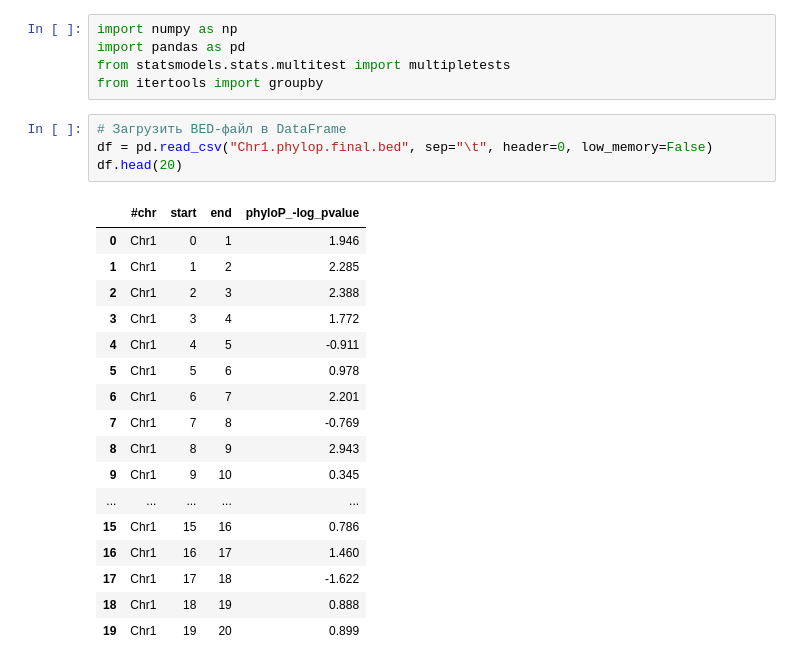
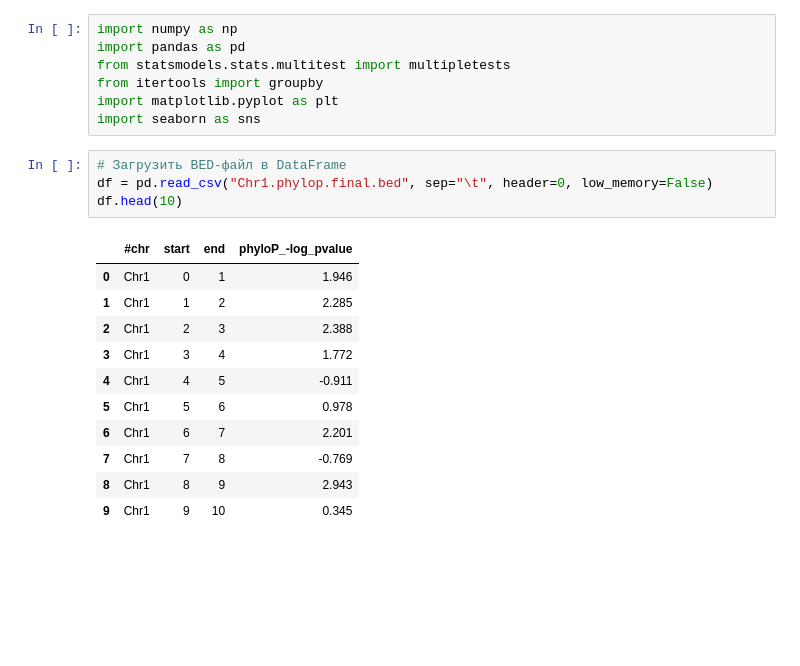
Before and after one commit to elena-dementeva/poaceae-evolutionary-constraints, a Jupyter notebook: proect.ipynb, the cells around one changed output. Cells and saved outputs as stored; diff of their text form; blank space fills up the shorter version.

```diff
--- a/proect.ipynb
+++ b/proect.ipynb
@@ -3,26 +3,22 @@ import numpy as np
 import pandas as pd
 from statsmodels.stats.multitest import multipletests
 from itertools import groupby
+import matplotlib.pyplot as plt
+import seaborn as sns
 # %%
 # Загрузить BED-файл в DataFrame
 df = pd.read_csv("Chr1.phylop.final.bed", sep="\t", header=0, low_memory=False)
-df.head(20)
+df.head(10)
 # %% [output]
 |  | #chr | start | end | phyloP_-log_pvalue |
 | 0 | Chr1 | 0 | 1 | 1.946 |
 | 1 | Chr1 | 1 | 2 | 2.285 |
 | 2 | Chr1 | 2 | 3 | 2.388 |
 | 3 | Chr1 | 3 | 4 | 1.772 |
 | 4 | Chr1 | 4 | 5 | -0.911 |
 | 5 | Chr1 | 5 | 6 | 0.978 |
 | 6 | Chr1 | 6 | 7 | 2.201 |
 | 7 | Chr1 | 7 | 8 | -0.769 |
 | 8 | Chr1 | 8 | 9 | 2.943 |
 | 9 | Chr1 | 9 | 10 | 0.345 |
-| ... | ... | ... | ... | ... |
-| 15 | Chr1 | 15 | 16 | 0.786 |
-| 16 | Chr1 | 16 | 17 | 1.460 |
-| 17 | Chr1 | 17 | 18 | -1.622 |
-| 18 | Chr1 | 18 | 19 | 0.888 |
-| 19 | Chr1 | 19 | 20 | 0.899 |
 # %%
```
Also changed, not shown: parts of 10 cells of this notebook.
